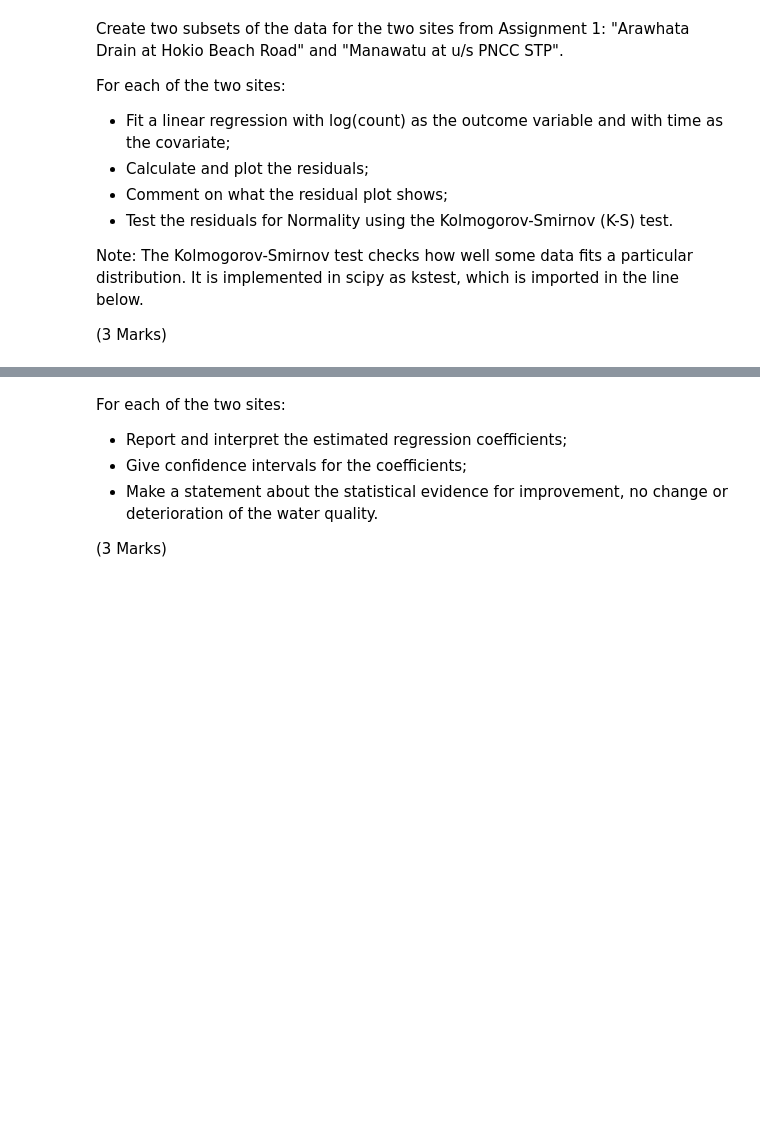
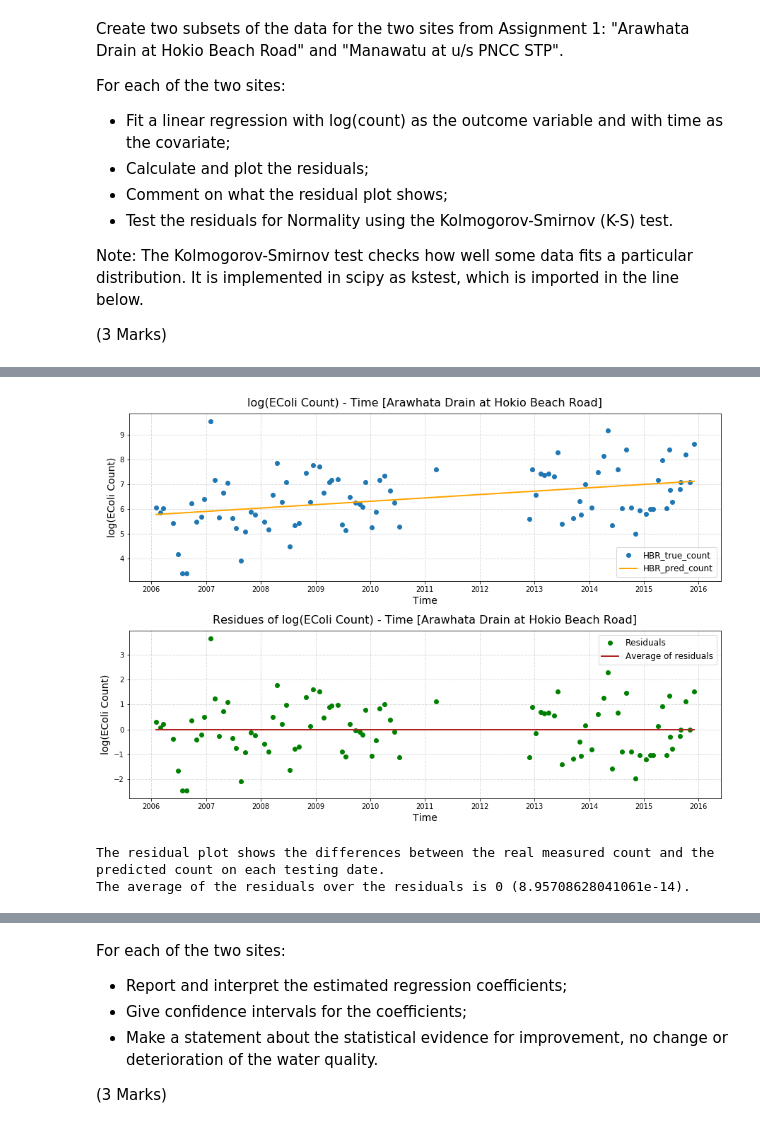
Before and after one commit to hanhnus/DATA201, a Jupyter notebook: Assignment2-RevisedVersion.ipynb, the cells around one changed output, grey strips where cells are left out. Cells and saved outputs as stored; diff of their text form; code cells hidden in the pictures; blank space fills up the shorter version.

```diff
--- a/Assignment2-RevisedVersion.ipynb
+++ b/Assignment2-RevisedVersion.ipynb
@@ -68,0 +175,2 @@ from scipy.stats import kstest
+# %%
+df_EColiHorizons = pd.read_csv('http://sms.victoria.ac.nz/foswiki/pub/Courses/DATA201_2019T1/WebHome/EColiHorizons.csv')
@@ -68,0 +186,14 @@ from scipy.stats import kstest
+# %%
+df_HBR = df_EColiHorizons[df_EColiHorizons.Location == "Arawhata Drain at Hokio Beach Road"]
+df_STP = df_EColiHorizons[df_EColiHorizons.Location == "Manawatu at u/s PNCC STP"]
+# %%
+# for site "Arawhata Drain at Hokio Beach Road"
+# fit a linear regression with log(count) as the outcome variable and with time as the covariate
+df_HBR.Date    = pd.to_datetime(df_HBR.Date, format = '%d/%m/%y %H:%M')
+HBR_date       = df_HBR.Date.copy()
+HBR_date_value = HBR_date.map(dt.datetime.toordinal)
+HBR_count      = np.log(df_HBR.Count)
+HBR_date_const = sm.add_constant(HBR_date_value)
+model          = sm.OLS(HBR_count, HBR_date_const)
+results        = model.fit()
+print(results.summary())
@@ -68,0 +218,38 @@ from scipy.stats import kstest
+# %%
+# To calculate the residuals
+HBR_pred_count = results.fittedvalues.copy()
+HBR_true_count = HBR_count.values.copy()
+HBR_residual   = HBR_true_count - HBR_pred_count
+# %%
+# To plot the linear regression & residuals
+fig, ax = pl.subplots(2, 1, figsize = (15, 10)) # create a new figure & set the figure size
+
+ax[0].plot(HBR_date, HBR_true_count, 'o')
+ax[0].plot(HBR_date, HBR_pred_count, linewidth = 2, color = 'orange', linestyle = 'solid')
+ax[0].set_xlabel('Time', fontsize = 14)
+ax[0].set_ylabel('log(EColi Count)', fontsize = 14)
+ax[0].set_title('log(EColi Count) - Time [Arawhata Drain at Hokio Beach Road]', fontsize = 16, pad = 10) # pad: offset of the title from the top of the axes
+ax[0].xaxis.grid(linestyle = ":")
+ax[0].yaxis.grid(which = "both", linestyle = ":")
+ax[0].legend(("HBR_true_count", "HBR_pred_count"), loc = 4, fontsize = 'large')
+
+ax[1].plot(HBR_date, HBR_residual, 'o', color = 'g')
+ax[1].plot(HBR_date, np.full(92, np.average(HBR_residual)), linewidth = 2, color = 'firebrick', linestyle = 'solid')
+ax[1].set_xlabel('Time', fontsize = 14)
+ax[1].set_ylabel('log(EColi Count)', fontsize = 14)
+ax[1].set_title('Residues of log(EColi Count) - Time [Arawhata Drain at Hokio Beach Road]', fontsize = 16, pad = 10) # pad: offset of the title from the top of the axes
+ax[1].xaxis.grid(linestyle = ":")
+ax[1].yaxis.grid(which = "both", linestyle = ":")
+ax[1].legend(("Residuals", "Average of residuals"), fontsize = 'large')
+
+pl.subplots_adjust(hspace = 0.3) # adjust the space between the 2 subplots
+pl.show()
+# %% [output]
+[figure, added]
+# %%
+# Comment on what the residual plot shows
+print("The residual plot shows the differences between the real measured count and the predicted count on each testing date." )
+print("The average of the residuals over the residuals is 0 " + "(" + str(np.average(HBR_residual)) + ").")
+# %% [output]
+The residual plot shows the differences between the real measured count and the predicted count on each testing date.
+The average of the residuals over the residuals is 0 (8.95708628041061e-14).
```
Also changed, not shown: parts of 16 cells of this notebook.
